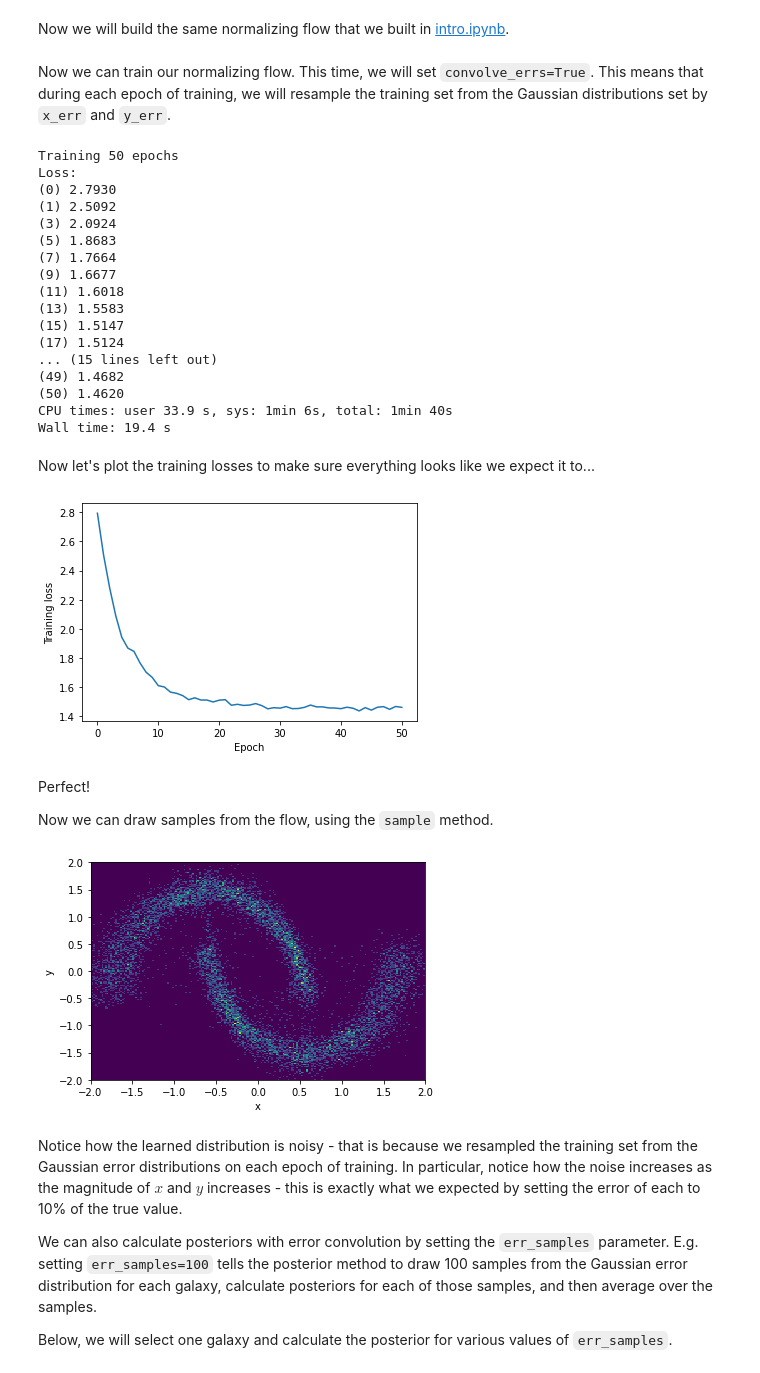
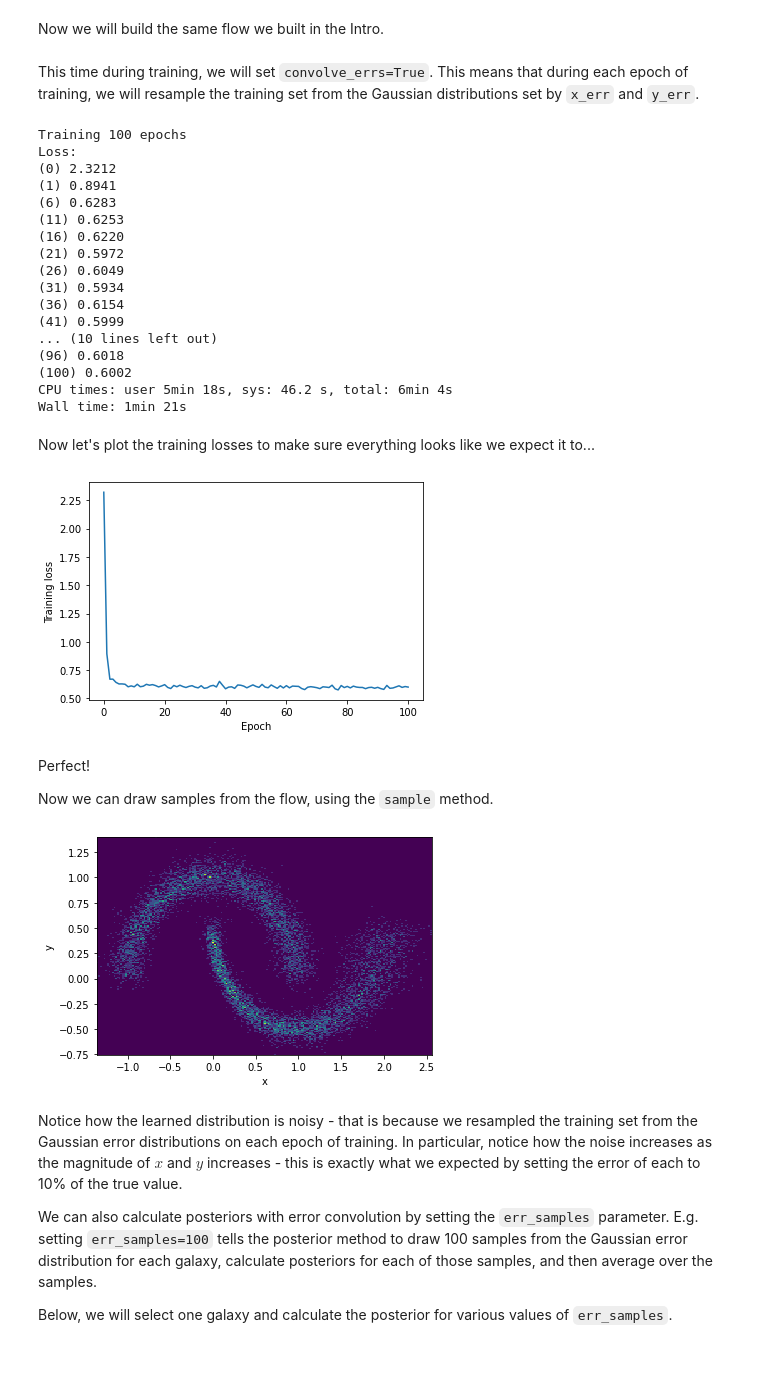
Before and after one commit to jfcrenshaw/pzflow, a Jupyter notebook: docs/tutorials/gaussian_errors.ipynb, the cells around one changed output. Drawn from its saved outputs; the diff is of its cells as text; code cells hidden in the pictures.

```diff
--- a/docs/tutorials/gaussian_errors.ipynb
+++ b/docs/tutorials/gaussian_errors.ipynb
@@ -27,9 +26,9 @@ First let's load some example data. It's the familiar two moons data set from sc
 # %%
 # load the data
 data = get_twomoons_data()
-# add 10% errors
-data["x_err"] = 0.10 * np.abs(data["x"].values)
-data["y_err"] = 0.10 * np.abs(data["y"].values)
+# 10% errors
+data["x_err"] = 0.10 * jnp.abs(data["x"].values)
+data["y_err"] = 0.10 * jnp.abs(data["y"].values)
 data
 # %% [output]
 |  | x | y | x_err | y_err |
@@ -66,2 +65,2 @@ plt.show()
 # %% [markdown]
-Now we will build the same normalizing flow that we built in [intro.ipynb](https://github.com/jfcrenshaw/pzflow/blob/main/examples/intro.ipynb).
+Now we will build the same flow we built in the Intro.
@@ -74,28 +67,29 @@ flow = Flow(("x", "y"), bijector)
+# %%
+flow = Flow(["x", "y"])
 # %% [markdown]
-Now we can train our normalizing flow.
-This time, we will set `convolve_errs=True`.
+This time during training, we will set `convolve_errs=True`.
 This means that during each epoch of training, we will resample the training set from the Gaussian distributions set by `x_err` and `y_err`.
 # %%
 %%time
 losses = flow.train(data, convolve_errs=True, verbose=True)
 # %% [output]
-Training 50 epochs
+Training 100 epochs
 Loss:
-(0) 2.7930
-(1) 2.5092
-(3) 2.0924
-(5) 1.8683
-(7) 1.7664
-(9) 1.6677
-(11) 1.6018
-(13) 1.5583
-(15) 1.5147
-(17) 1.5124
-... (15 lines left out)
-(49) 1.4682
-(50) 1.4620
-CPU times: user 33.9 s, sys: 1min 6s, total: 1min 40s
-Wall time: 19.4 s
+(0) 2.3212
+(1) 0.8941
+(6) 0.6283
+(11) 0.6253
+(16) 0.6220
+(21) 0.5972
+(26) 0.6049
+(31) 0.5934
+(36) 0.6154
+(41) 0.5999
+... (10 lines left out)
+(96) 0.6018
+(100) 0.6002
+CPU times: user 5min 18s, sys: 46.2 s, total: 6min 4s
+Wall time: 1min 21s
 # %% [markdown]
 Now let's plot the training losses to make sure everything looks like we expect it to...
 # %%
@@ -104,7 +98,7 @@ plt.xlabel("Epoch")
 plt.ylabel("Training loss")
 plt.show()
 # %% [output]
-[figure, old version]
+[figure, new version]
 # %% [markdown]
 Perfect!
 
@@ -112,12 +106,12 @@ Now we can draw samples from the flow, using the `sample` method.
 # %%
 samples = flow.sample(10000, seed=0)
 # %%
-plt.hist2d(samples['x'], samples['y'], bins=200, range=((-2,2),(-2,2)))
+plt.hist2d(samples['x'], samples['y'], bins=200)
 plt.xlabel('x')
 plt.ylabel('y')
 plt.show()
 # %% [output]
-[figure, old version]
+[figure, new version]
 # %% [markdown]
 Notice how the learned distribution is noisy - that is because we resampled the training set from the Gaussian error distributions on each epoch of training.
 In particular, notice how the noise increases as the magnitude of $x$ and $y$ increases - this is exactly what we expected by setting the error of each to 10% of the true value.
```
Also changed, not shown: parts of 9 cells of this notebook, 6 other files.
